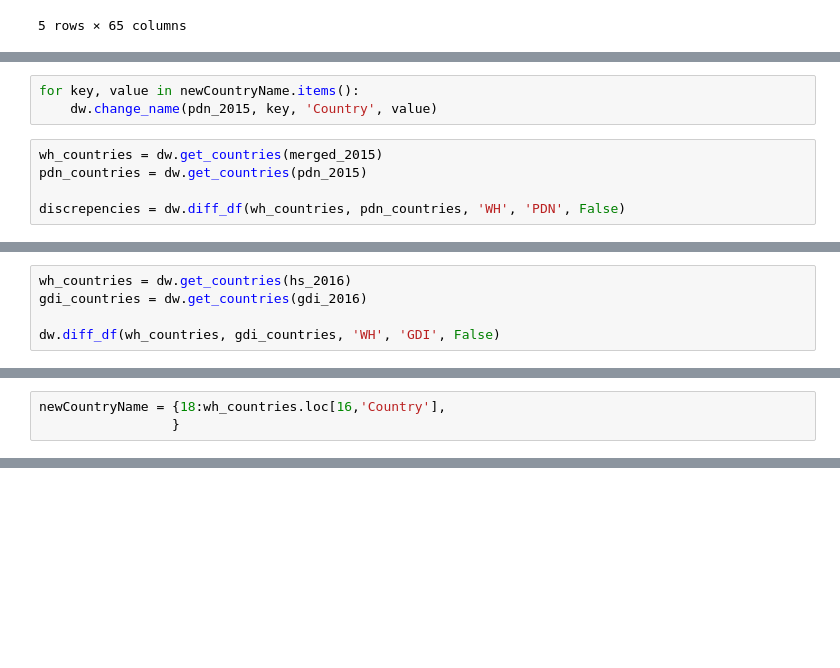
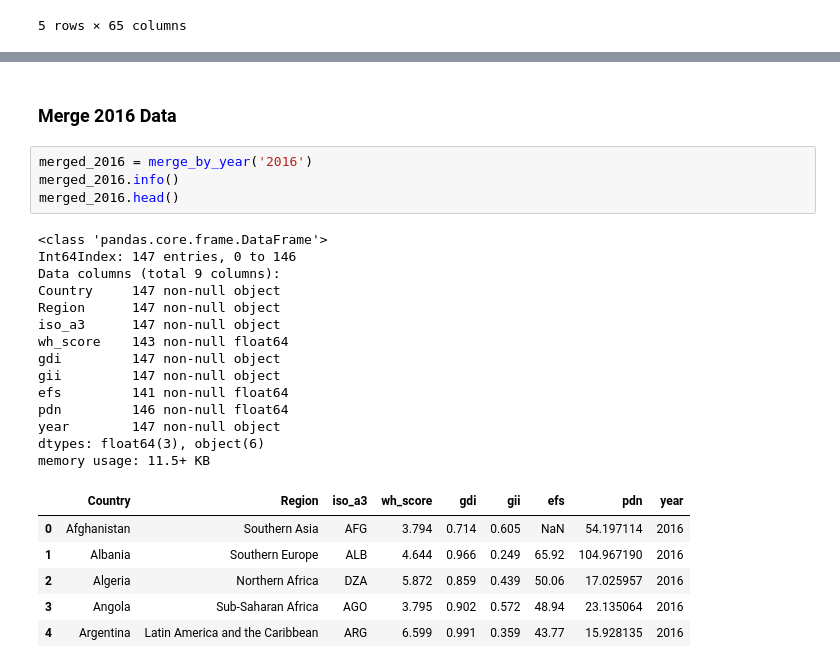
Before and after one commit to nina-driver/Springboard-Capstone-1, a Jupyter notebook: Data Wrangling.ipynb, the cells around one changed output, grey strips where cells are left out. Saved outputs shown, nothing was run; the diff lists cells and outputs as text; blank space fills up the shorter version.

```diff
--- a/Data Wrangling.ipynb
+++ b/Data Wrangling.ipynb
@@ -974,8 +710,0 @@ newCountryName = {48:wh_countries.loc[31,'Country'],47:wh_countries.loc[32,'Coun
-# %%
-for key, value in newCountryName.items():
-    dw.change_name(pdn_2015, key, 'Country', value)
-# %%
-wh_countries = dw.get_countries(merged_2015)
-pdn_countries = dw.get_countries(pdn_2015)
-
-discrepencies = dw.diff_df(wh_countries, pdn_countries, 'WH', 'PDN', False)
@@ -1029,5 +710,0 @@ pdn_2016 = pdn[['Country', '2016']].rename(columns={'2016':'pdn'})
-# %%
-wh_countries = dw.get_countries(hs_2016)
-gdi_countries = dw.get_countries(gdi_2016)
-
-dw.diff_df(wh_countries, gdi_countries, 'WH', 'GDI', False)
@@ -1052,3 +710,0 @@ dw.diff_df(wh_countries, gdi_countries, 'WH', 'GDI', False)
-# %%
-newCountryName = {18:wh_countries.loc[16,'Country'],
-                 }
@@ -1054,0 +860,27 @@ newCountryName = {18:wh_countries.loc[16,'Country'],
+# %% [markdown]
+### Merge 2016 Data
+# %%
+merged_2016 = merge_by_year('2016')
+merged_2016.info()
+merged_2016.head()
+# %% [output]
+<class 'pandas.core.frame.DataFrame'>
+Int64Index: 147 entries, 0 to 146
+Data columns (total 9 columns):
+Country     147 non-null object
+Region      147 non-null object
+iso_a3      147 non-null object
+wh_score    143 non-null float64
+gdi         147 non-null object
+gii         147 non-null object
+efs         141 non-null float64
+pdn         146 non-null float64
+year        147 non-null object
+dtypes: float64(3), object(6)
+memory usage: 11.5+ KB
+|  | Country | Region | iso_a3 | wh_score | gdi | gii | efs | pdn | year |
+| 0 | Afghanistan | Southern Asia | AFG | 3.794 | 0.714 | 0.605 | NaN | 54.197114 | 2016 |
+| 1 | Albania | Southern Europe | ALB | 4.644 | 0.966 | 0.249 | 65.92 | 104.967190 | 2016 |
+| 2 | Algeria | Northern Africa | DZA | 5.872 | 0.859 | 0.439 | 50.06 | 17.025957 | 2016 |
+| 3 | Angola | Sub-Saharan Africa | AGO | 3.795 | 0.902 | 0.572 | 48.94 | 23.135064 | 2016 |
+| 4 | Argentina | Latin America and the Caribbean | ARG | 6.599 | 0.991 | 0.359 | 43.77 | 15.928135 | 2016 |
```
Also changed, not shown: parts of 49 cells of this notebook, 1 other file.
